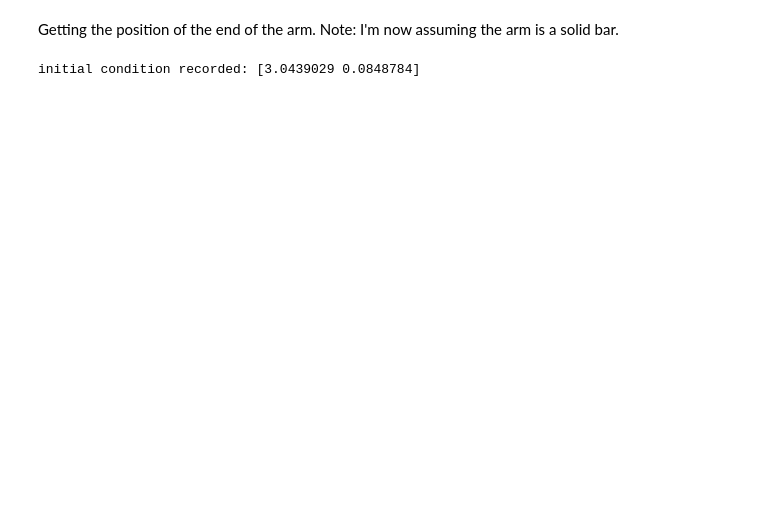
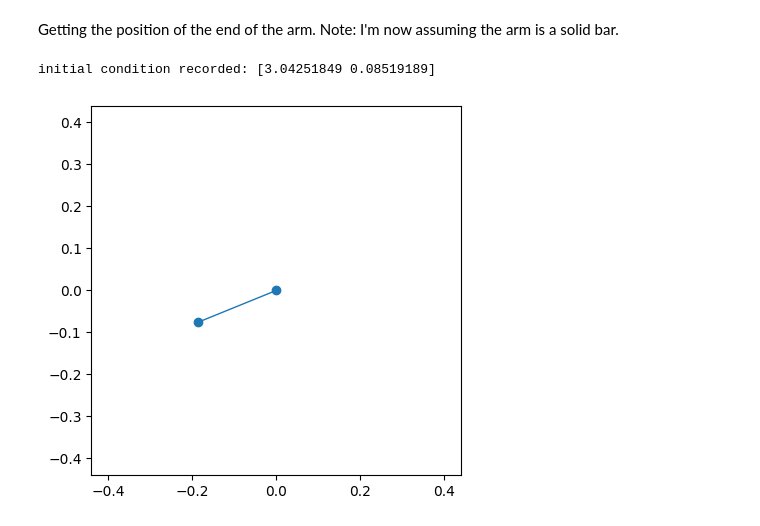
Before and after one commit to Will-Drac/double-pendulum-prediction, a Jupyter notebook: simulation/single pendulum/single_pendulum.ipynb, the cells around one changed output. Cells and saved outputs as stored; diff of their text form; code cells hidden in the pictures; blank space fills up the shorter version.

```diff
--- a/simulation/single pendulum/single_pendulum.ipynb
+++ b/simulation/single pendulum/single_pendulum.ipynb
@@ -84,7 +98,7 @@ indices_to_keep = np.linspace(0, len(theta_sim)-1, sim_time*data_rate, dtype=int
 theta_sim_data = theta_sim[indices_to_keep]
 
 # simulating the position measurements we would get, including uncertainties
-standard_error = 0.1
+standard_error = 0
 x_sim_err = np.random.normal(0, standard_error, len(theta_sim_data))
 y_sim_err = np.random.normal(0, standard_error, len(theta_sim_data))
 
@@ -93,4 +107,4 @@ y_sim = -2*rcm_sim*np.cos(theta_sim_data) + y_sim_err
 
 print("initial condition recorded: " + str(past_positions[0, :]))
 # %% [output]
-initial condition recorded: [3.0439029 0.0848784]
+initial condition recorded: [3.04251849 0.08519189]
@@ -119,3 +111,27 @@ initial condition recorded: [3.0439029 0.0848784]
+# %%
+fig, ax = plt.subplots()
+ax.set_aspect('equal')
+ax.set_xlim(-2.2*2*rcm_sim, 2.2*2*rcm_sim)
+ax.set_ylim(-2.2*2*rcm_sim, 2.2*2*rcm_sim)
+
+line, = ax.plot([], [], "o-", lw=1)
+
+def init():
+    line.set_data([], [])
+    return line,
+
+def update(i):
+    this_x = [0, x_sim[i]]
+    this_y = [0, y_sim[i]]
+
+    line.set_data(this_x, this_y)
+    return line,
+
+ani = FuncAnimation(fig, update, frames=len(x_sim), init_func=init, blit=True, interval=data_rate)
+
+ani.save("test_single.mp4")
+# %% [output]
+[figure, added]
 # %%
 data = np.vstack(
     (
```
Also changed, not shown: parts of 7 cells of this notebook.
